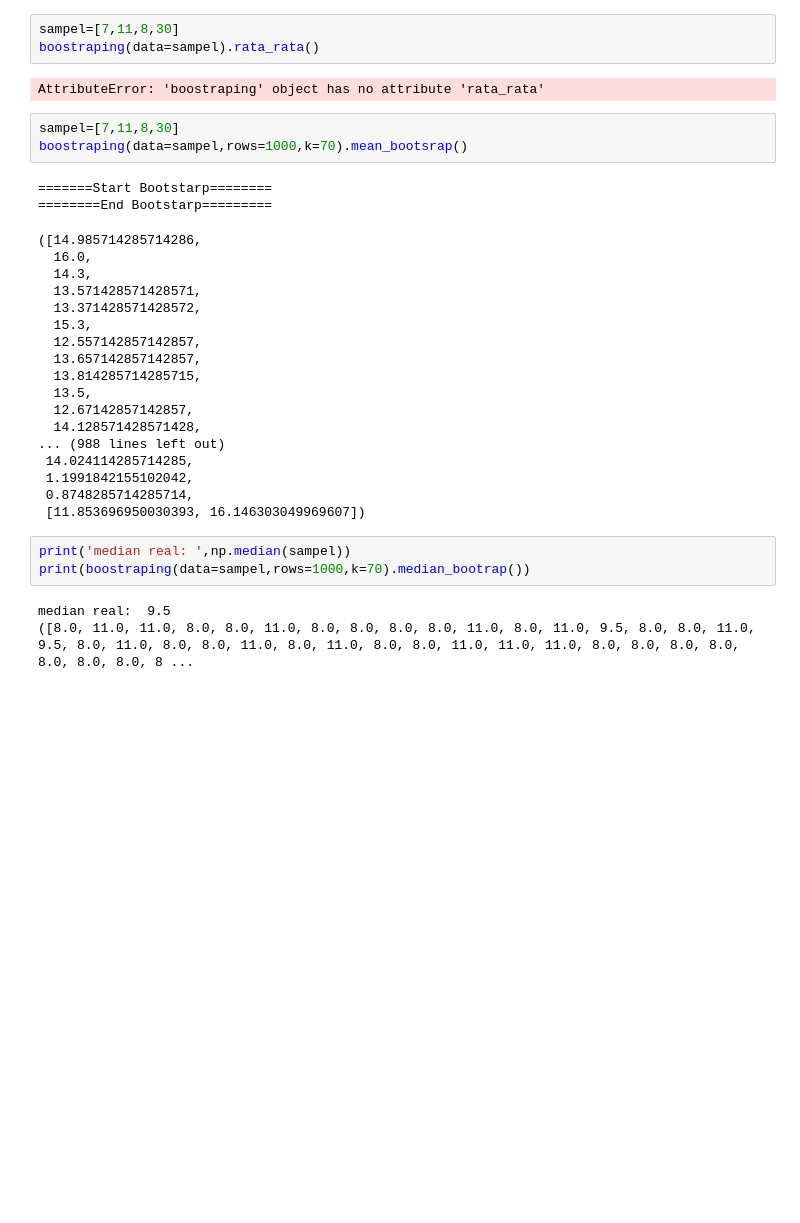
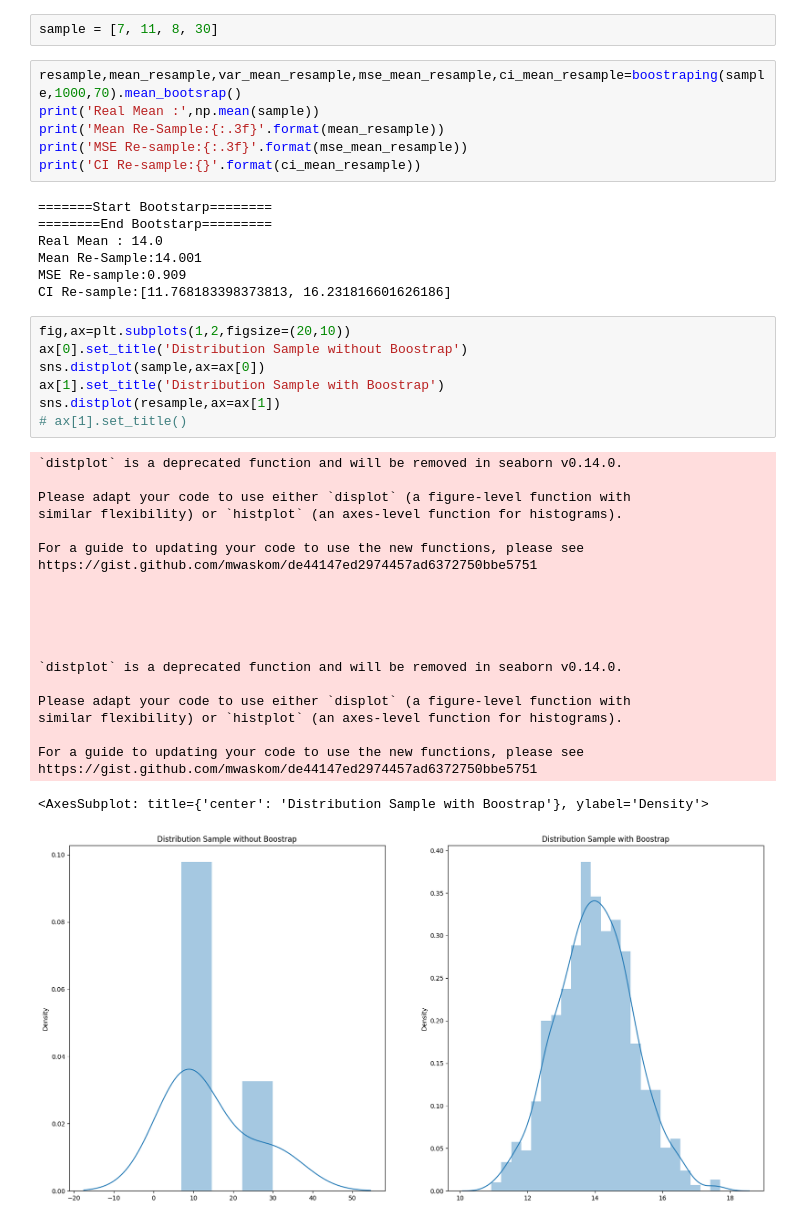
Before and after one commit to kayabaakihiko13/computation_of_statics, a Jupyter notebook: Week7/Task/Train.ipynb, the cells around one changed output. Drawn from its saved outputs; the diff is of its cells as text; blank space fills up the shorter version.

```diff
--- a/Week7/Task/Train.ipynb
+++ b/Week7/Task/Train.ipynb
@@ -6,38 +8,48 @@ import matplotlib.pyplot as plt
 %matplotlib inline
 # %%
-sampel=[7,11,8,30]
-boostraping(data=sampel).rata_rata()
+sample = [7, 11, 8, 30]
-# %% [output]
-AttributeError: 'boostraping' object has no attribute 'rata_rata'
-# %%
-sampel=[7,11,8,30]
-boostraping(data=sampel,rows=1000,k=70).mean_bootsrap()
-# %% [output]
-=======Start Bootstarp========
-========End Bootstarp=========
-([14.985714285714286,
-  16.0,
-  14.3,
-  13.571428571428571,
-  13.371428571428572,
-  15.3,
-  12.557142857142857,
-  13.657142857142857,
-  13.814285714285715,
-  13.5,
-  12.67142857142857,
-  14.128571428571428,
-... (988 lines left out)
- 14.024114285714285,
- 1.1991842155102042,
- 0.8748285714285714,
- [11.853696950030393, 16.146303049969607])
-# %%
-print('median real: ',np.median(sampel))
-print(boostraping(data=sampel,rows=1000,k=70).median_bootrap())
-# %% [output]
-median real:  9.5
-([8.0, 11.0, 11.0, 8.0, 8.0, 11.0, 8.0, 8.0, 8.0, 8.0, 11.0, 8.0, 11.0, 9.5, 8.0, 8.0, 11.0, 9.5, 8.0, 11.0, 8.0, 8.0, 11.0, 8.0, 11.0, 8.0, 8.0, 11.0, 11.0, 11.0, 8.0, 8.0, 8.0, 8.0, 8.0, 8.0, 8.0, 8 ...
+# %%
+resample,mean_resample,var_mean_resample,mse_mean_resample,ci_mean_resample=boostraping(sample,1000,70).mean_bootsrap()
+print('Real Mean :',np.mean(sample))
+print('Mean Re-Sample:{:.3f}'.format(mean_resample))
+print('MSE Re-sample:{:.3f}'.format(mse_mean_resample))
+print('CI Re-sample:{}'.format(ci_mean_resample))
+# %% [output]
+=======Start Bootstarp========
+========End Bootstarp=========
+Real Mean : 14.0
+Mean Re-Sample:14.001
+MSE Re-sample:0.909
+CI Re-sample:[11.768183398373813, 16.231816601626186]
+# %%
+fig,ax=plt.subplots(1,2,figsize=(20,10))
+ax[0].set_title('Distribution Sample without Boostrap')
+sns.distplot(sample,ax=ax[0])
+ax[1].set_title('Distribution Sample with Boostrap')
+sns.distplot(resample,ax=ax[1])
+# ax[1].set_title()
+# %% [output]
+`distplot` is a deprecated function and will be removed in seaborn v0.14.0.
+
+Please adapt your code to use either `displot` (a figure-level function with
+similar flexibility) or `histplot` (an axes-level function for histograms).
+
+For a guide to updating your code to use the new functions, please see
+https://gist.github.com/mwaskom/de44147ed2974457ad6372750bbe5751
+
+
+
+
+
+`distplot` is a deprecated function and will be removed in seaborn v0.14.0.
+
+Please adapt your code to use either `displot` (a figure-level function with
+similar flexibility) or `histplot` (an axes-level function for histograms).
+
+For a guide to updating your code to use the new functions, please see
+https://gist.github.com/mwaskom/de44147ed2974457ad6372750bbe5751
+<AxesSubplot: title={'center': 'Distribution Sample with Boostrap'}, ylabel='Density'>
+[figure, added]
 # %%
 sample2 = np.random.chisquare(5, 100)
 resample, mean_resample,_,_,_= boostraping(list(sample2), rows=1000, k=70).mean_bootsrap()
```
Also changed, not shown: parts of 4 cells of this notebook, 4 other files.
